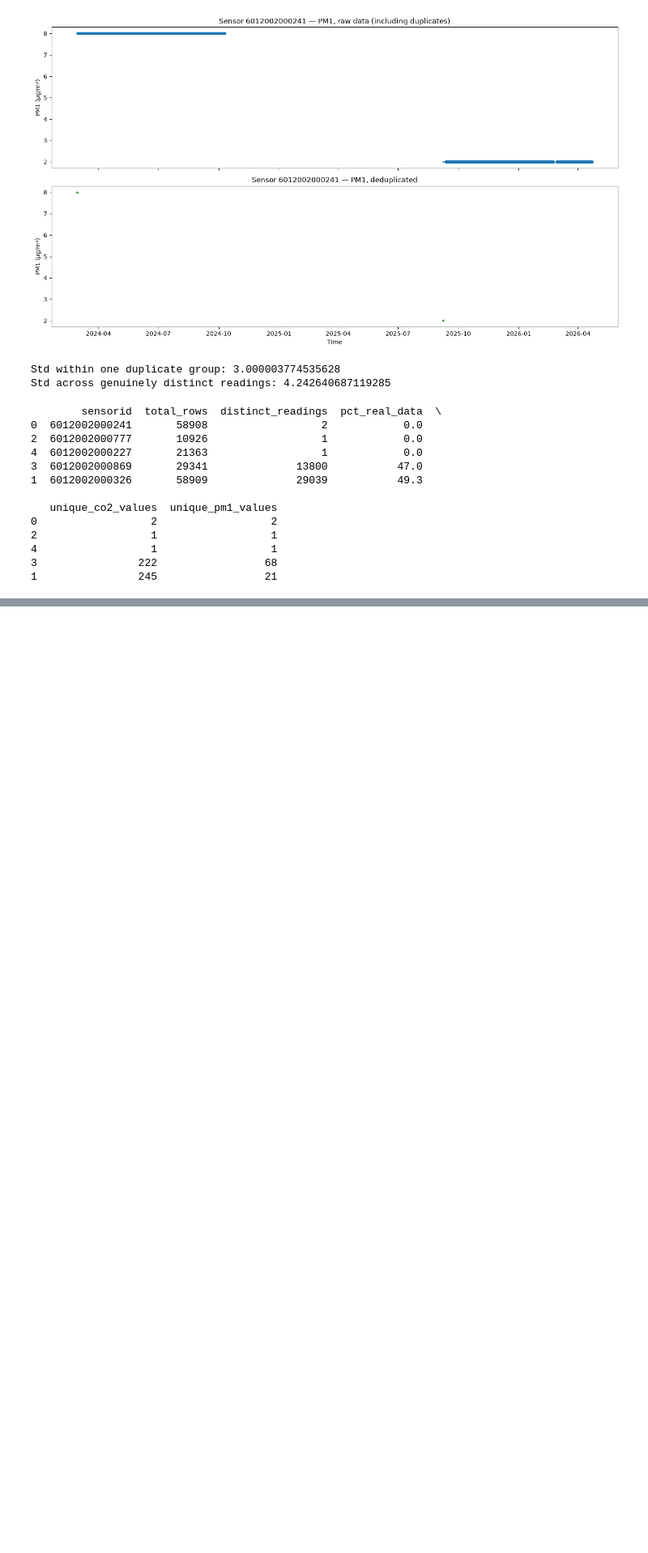
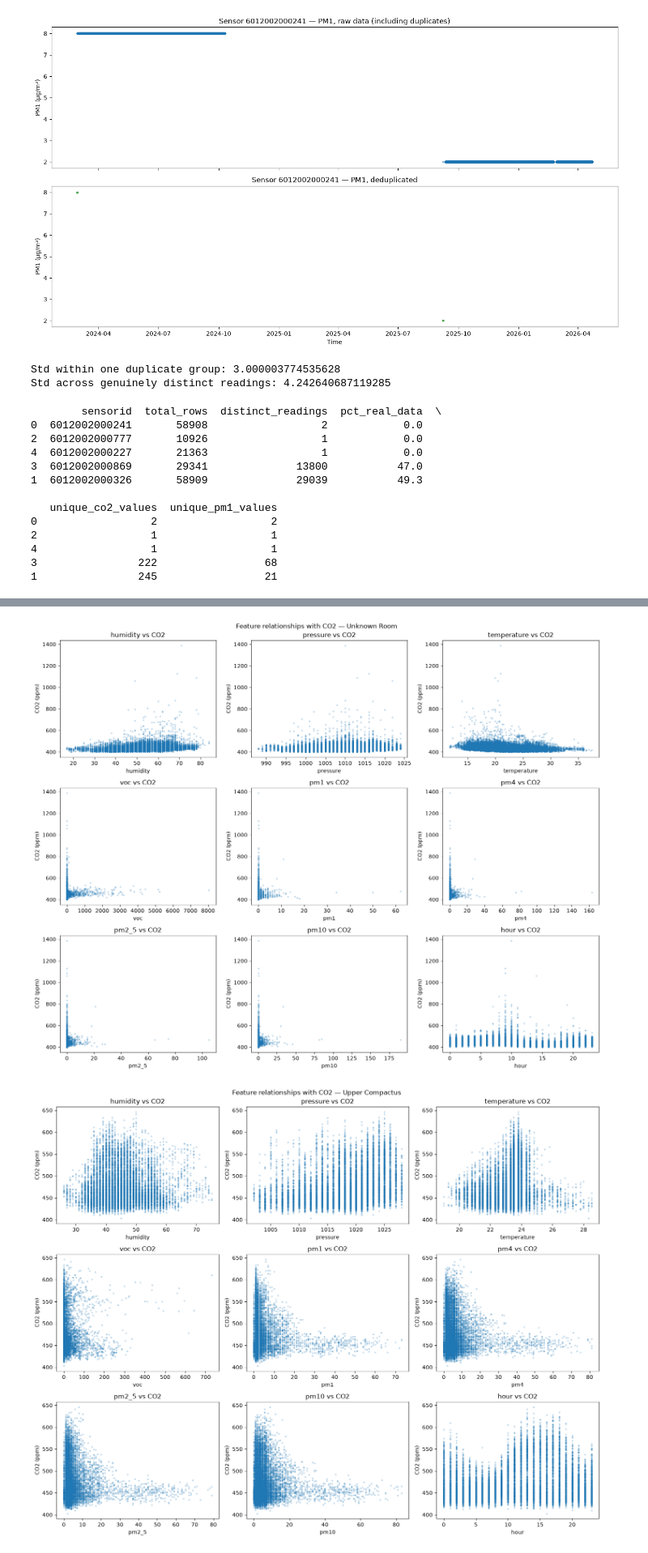
Before and after one commit to Arielhutter/MMA3001-CO2-Prediction-Project, a Jupyter notebook: project.ipynb, the cells around one changed output, grey strips where cells are left out. Shown at 81% size. Saved outputs shown, nothing was run; the diff lists cells and outputs as text; code cells hidden in the pictures; blank space fills up the shorter version.

```diff
--- a/project.ipynb
+++ b/project.ipynb
@@ -302,0 +465,5 @@ print(reliability_summary)
+# %%
+for sid in df_model['sensorid'].unique():
+    sub = df_model[df_model['sensorid'] == sid]
+    print(f"\nSensor {sid}:")
+    print(sub[['co2', 'humidity', 'pressure', 'temperature', 'voc', 'pm1', 'pm4', 'pm2_5', 'pm10', 'hour']].corr()['co2'].sort_values(ascending=False))
@@ -302,0 +543,20 @@ print(reliability_summary)
+# %%
+for sid in df_model['sensorid'].unique():
+    sensor_label = sensor_names.get(sid, str(sid))
+    sub = df_model[df_model['sensorid'] == sid]
+
+    fig, axes = plt.subplots(3, 3, figsize=(15, 12))
+    axes = axes.flatten()
+
+    for i, feat in enumerate(features):
+        axes[i].scatter(sub[feat], sub['co2'], alpha=0.2, s=5)
+        axes[i].set_xlabel(feat)
+        axes[i].set_ylabel('CO2 (ppm)')
+        axes[i].set_title(f'{feat} vs CO2')
+
+    fig.suptitle(f'Feature relationships with CO2 — {sensor_label}')
+    plt.tight_layout()
+    plt.show()
+# %% [output]
+[figure, added]
+[figure, added]
```
Also changed, not shown: parts of 13 cells of this notebook.
